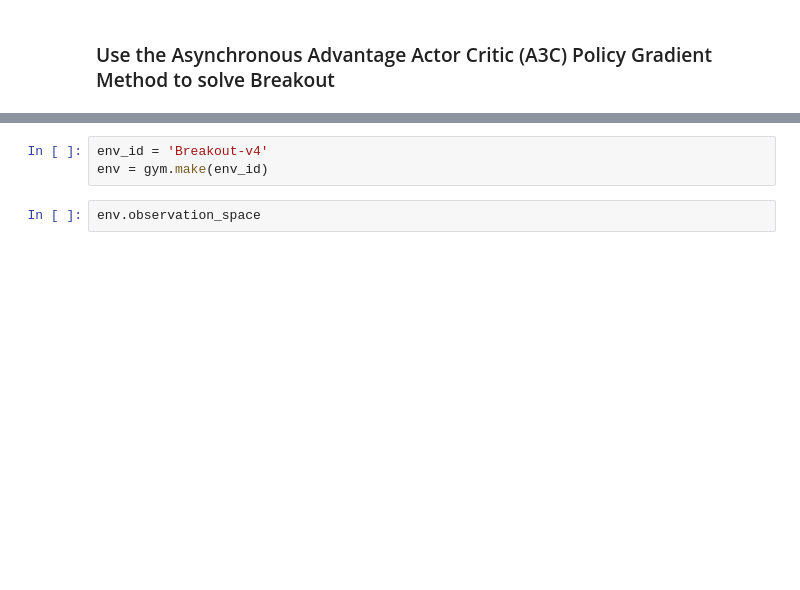
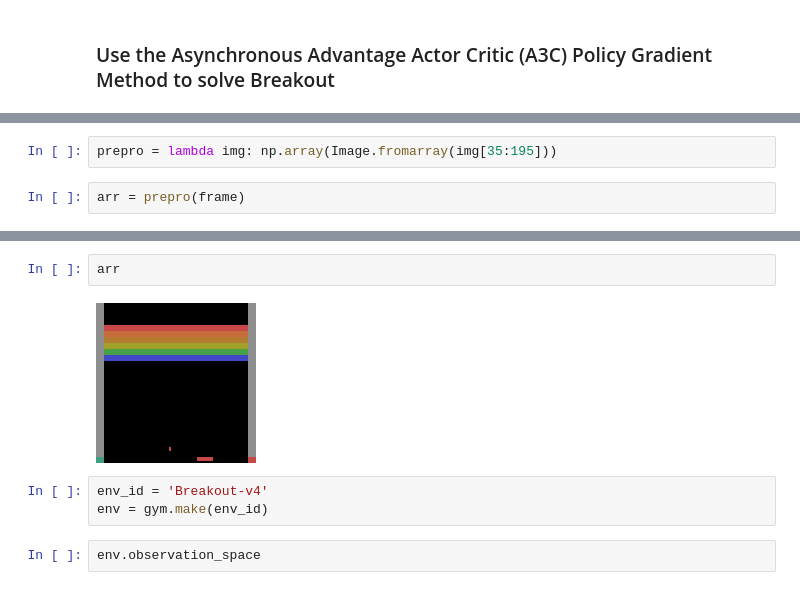
Before and after one commit to QasimWani/policy-value-methods, a Jupyter notebook: Actor-Critic/A3C.ipynb, the cells around one changed output, grey strips where cells are left out. Drawn from its saved outputs; the diff is of its cells as text; blank space fills up the shorter version.

```diff
--- a/Actor-Critic/A3C.ipynb
+++ b/Actor-Critic/A3C.ipynb
@@ -16,0 +23,4 @@ from parallelEnv import parallelEnv
+# %%
+prepro = lambda img: np.array(Image.fromarray(img[35:195]))
+# %%
+arr = prepro(frame)
@@ -17,3 +39,7 @@ from parallelEnv import parallelEnv
+# %%
+arr
+# %% [output]
+[figure, added]
 # %%
 env_id = 'Breakout-v4'
 env = gym.make(env_id)
```
Also changed, not shown: parts of 21 cells of this notebook, 13 other files.
